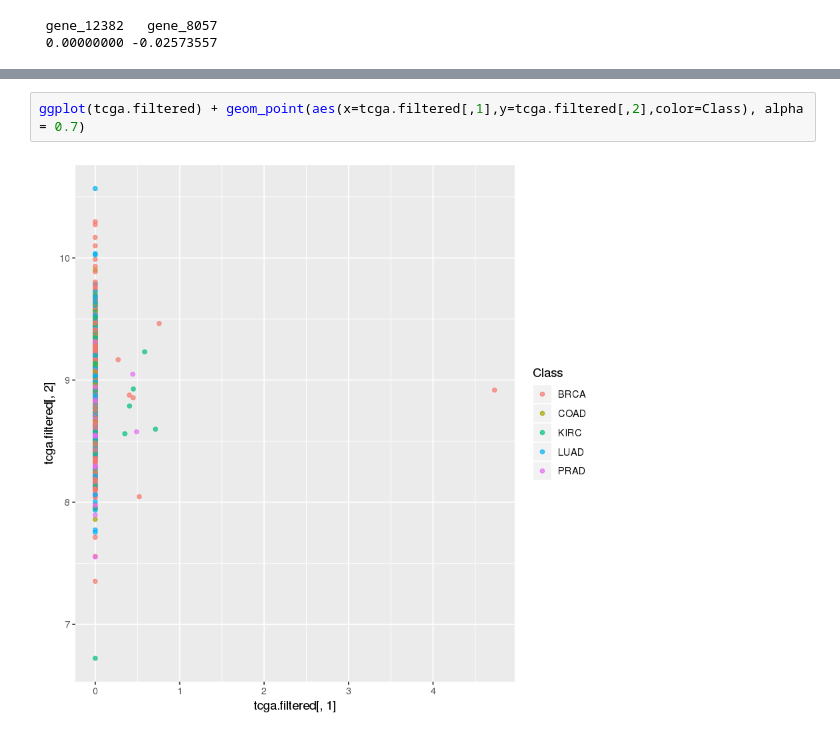
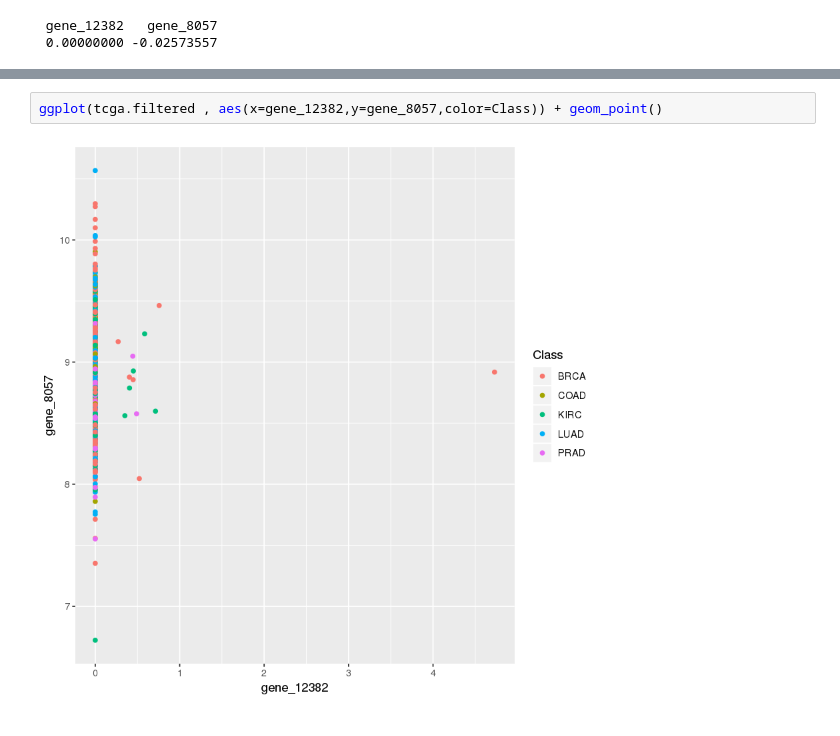
Before and after one commit to thewilly/GIISOF01-4-008-Sistemas-Inteligentes, a Jupyter notebook: aprendizaje-automatico/2018-12-26-si-aprendizaje.ipynb, the cells around one changed output, grey strips where cells are left out. Cells and saved outputs as stored; diff of their text form.

```diff
--- a/aprendizaje-automatico/2018-12-26-si-aprendizaje.ipynb
+++ b/aprendizaje-automatico/2018-12-26-si-aprendizaje.ipynb
@@ -456,4 +418,4 @@ head(tcga.filtered)
 # %%
-ggplot(tcga.filtered) + geom_point(aes(x=tcga.filtered[,1],y=tcga.filtered[,2],color=Class), alpha = 0.7)
+ggplot(tcga.filtered , aes(x=gene_12382,y=gene_8057,color=Class)) + geom_point()
 # %% [output]
-[figure, old version]
+[figure, new version]
```
Also changed, not shown: parts of 60 cells of this notebook.
